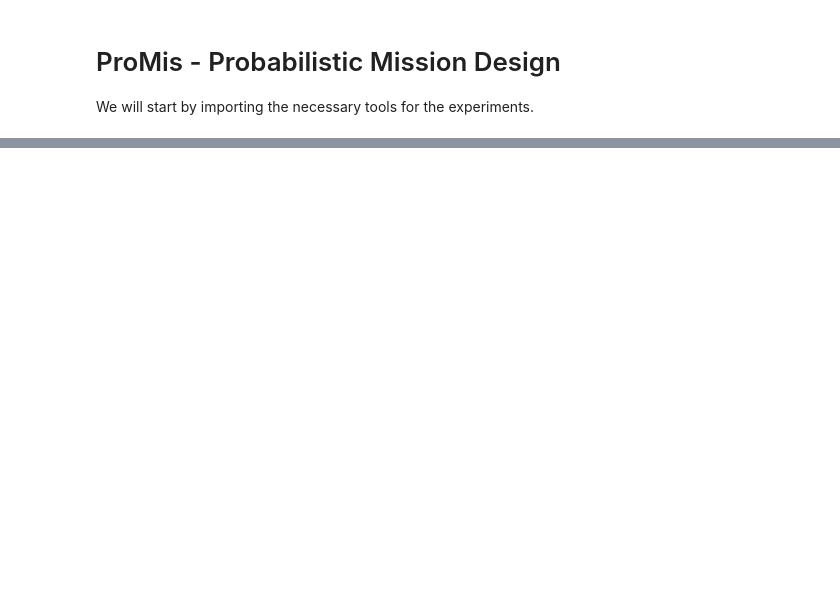
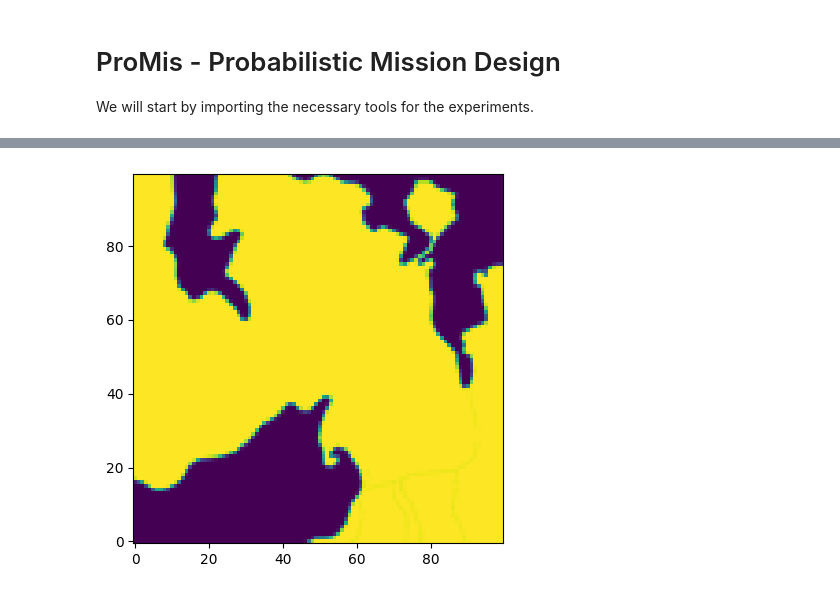
Before and after one commit to HRI-EU/ProMis, a Jupyter notebook: promis-ships.ipynb, the cells around one changed output, grey strips where cells are left out. Saved outputs shown, nothing was run; the diff lists cells and outputs as text; code cells hidden in the pictures; blank space fills up the shorter version.

```diff
--- a/promis-ships.ipynb
+++ b/promis-ships.ipynb
@@ -466,3 +462,13 @@ pass
+# %%
+band = RasterBand.from_map(
+    experiment_map,
+    location_type=LocationType.WATER,
+    resolution=(100, 100),
+)
+plt.imshow(band.data[::-1, :], origin="lower")
+pass
+# %% [output]
+[figure, added]
 # %%
 from promis import ProMis
 
```
Also changed, not shown: parts of 8 cells of this notebook, 7 other files.
